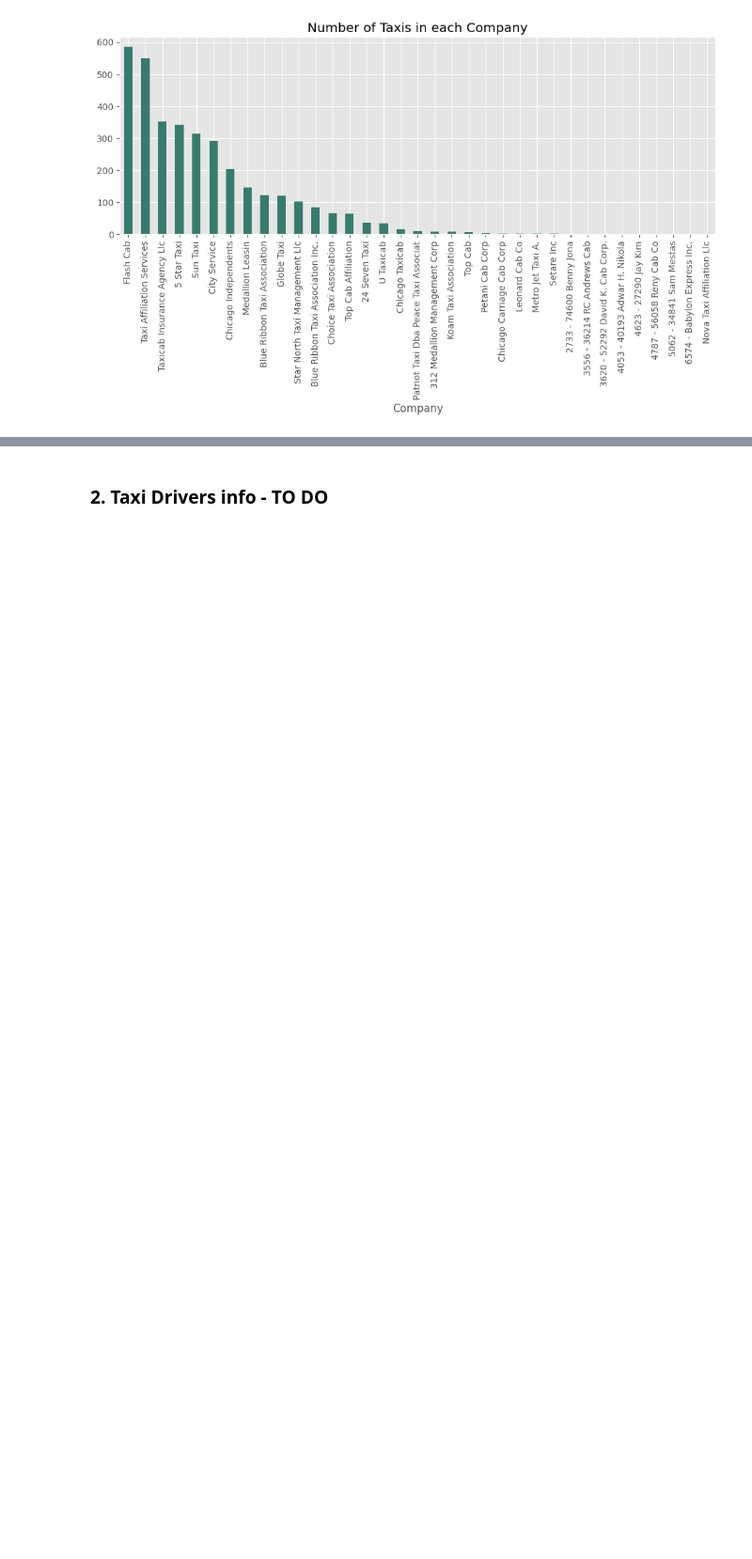
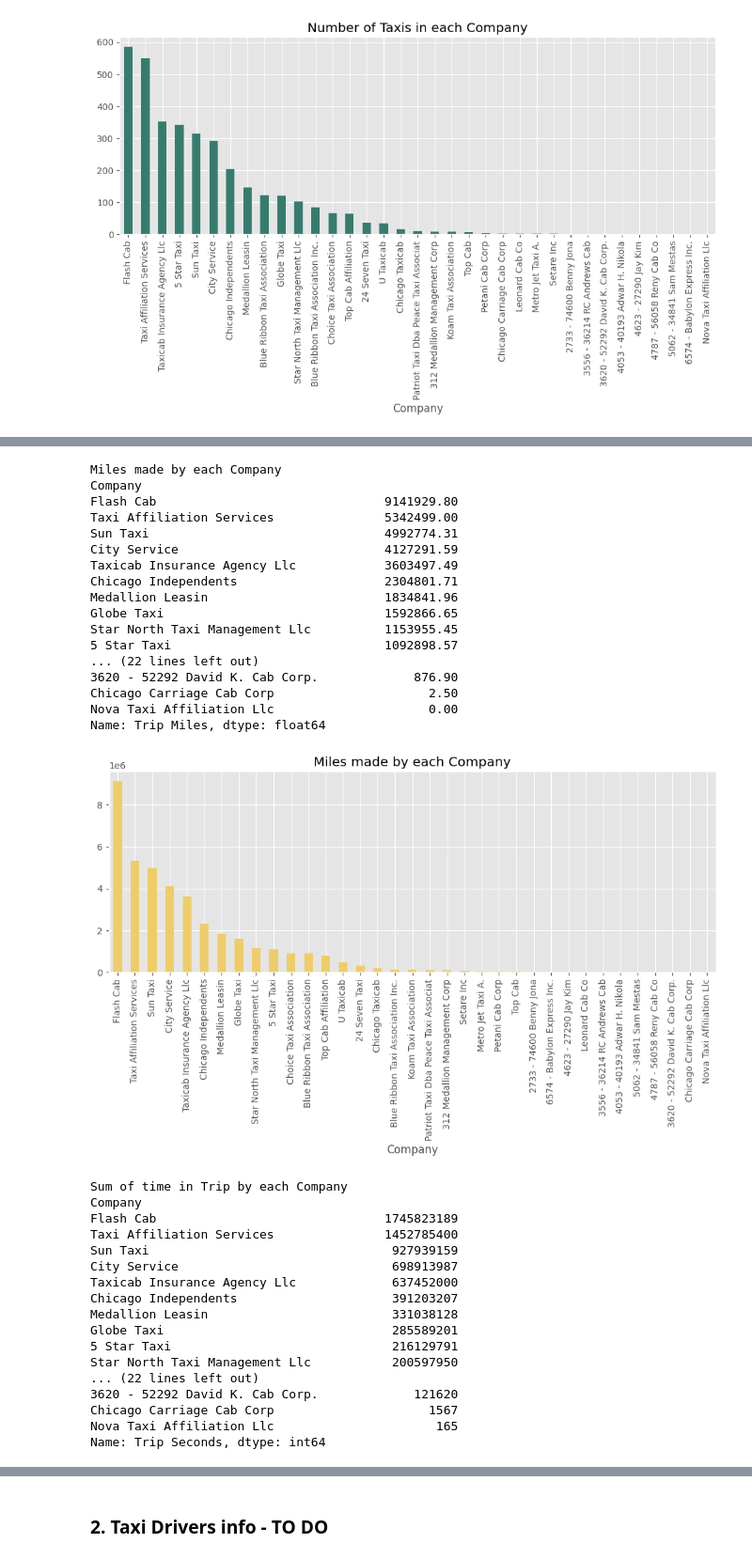
Before and after one commit to DataAnalystPL/Data_analysis, a Jupyter notebook: Chicago_Taxi_2022.ipynb, the cells around one changed output, grey strips where cells are left out. Shown at 94% size. Drawn from its saved outputs; the diff is of its cells as text; code cells hidden in the pictures; blank space fills up the shorter version.

```diff
--- a/Chicago_Taxi_2022.ipynb
+++ b/Chicago_Taxi_2022.ipynb
@@ -462,0 +313,56 @@ plt.show()
+# %%
+trip_details_columns = ['Trip Miles', 'Trip Seconds', 'Fare', 'Tips', 'Tolls', 'Extras', 'Trip Total']
+# %%
+for feat in trip_details_columns:
+  details = df.groupby('Company')[feat].sum().sort_values(ascending=False).to_pandas()
+  if feat == 'Trip Miles':
+    print('\033[1mMiles made by each Company\033[0m')
+    print(details.round(2))
+    details.plot(kind='bar', figsize=(12,4), title='Miles made by each Company', color=palette[1])
+    plt.show()
+  elif feat == 'Trip Seconds':
+    print('\033[1mSum of time in Trip by each Company\033[0m')
+    print(details.round(2))
+    details.plot(kind='bar', figsize=(12,4), title='Sum of time in Trip by each Company', color=palette[2])
+    plt.show()
+  else:
+    print(f"\033[1mIncome from {feat} by each Company\033[0m")
+    print(details.round(2))
+    details.plot(kind='bar', figsize=(12,4), title=f'Income from {feat} by each Company', color=palette[0])
+    plt.show()
+# %% [output]
+Miles made by each Company
+Company
+Flash Cab                               9141929.80
+Taxi Affiliation Services               5342499.00
+Sun Taxi                                4992774.31
+City Service                            4127291.59
+Taxicab Insurance Agency Llc            3603497.49
+Chicago Independents                    2304801.71
+Medallion Leasin                        1834841.96
+Globe Taxi                              1592866.65
+Star North Taxi Management Llc          1153955.45
+5 Star Taxi                             1092898.57
+... (22 lines left out)
+3620 - 52292 David K. Cab Corp.             876.90
+Chicago Carriage Cab Corp                     2.50
+Nova Taxi Affiliation Llc                     0.00
+Name: Trip Miles, dtype: float64
+[figure, added]
+Sum of time in Trip by each Company
+Company
+Flash Cab                               1745823189
+Taxi Affiliation Services               1452785400
+Sun Taxi                                 927939159
+City Service                             698913987
+Taxicab Insurance Agency Llc             637452000
+Chicago Independents                     391203207
+Medallion Leasin                         331038128
+Globe Taxi                               285589201
+5 Star Taxi                              216129791
+Star North Taxi Management Llc           200597950
+... (22 lines left out)
+3620 - 52292 David K. Cab Corp.             121620
+Chicago Carriage Cab Corp                     1567
+Nova Taxi Affiliation Llc                      165
+Name: Trip Seconds, dtype: int64
```
Also changed, not shown: parts of 41 cells of this notebook.
